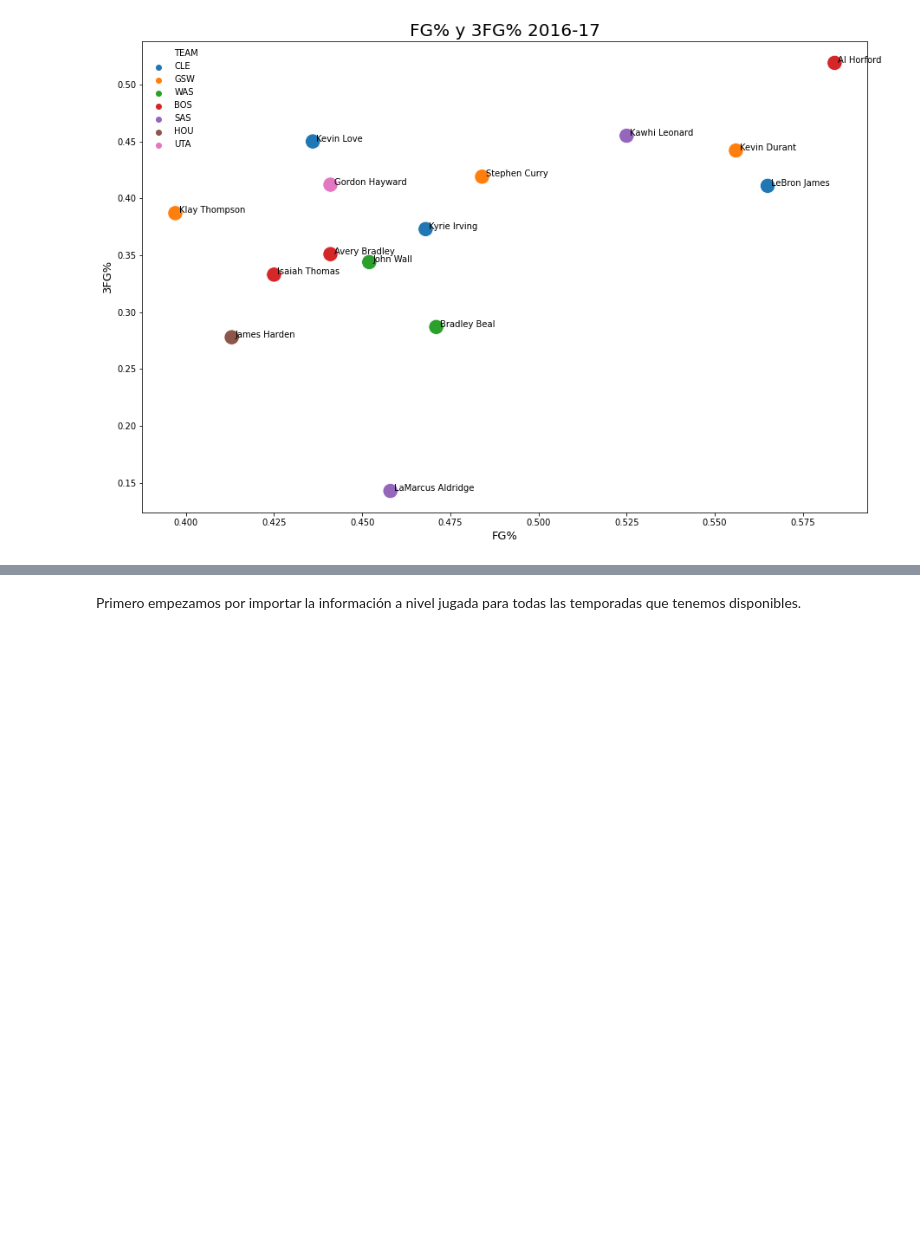
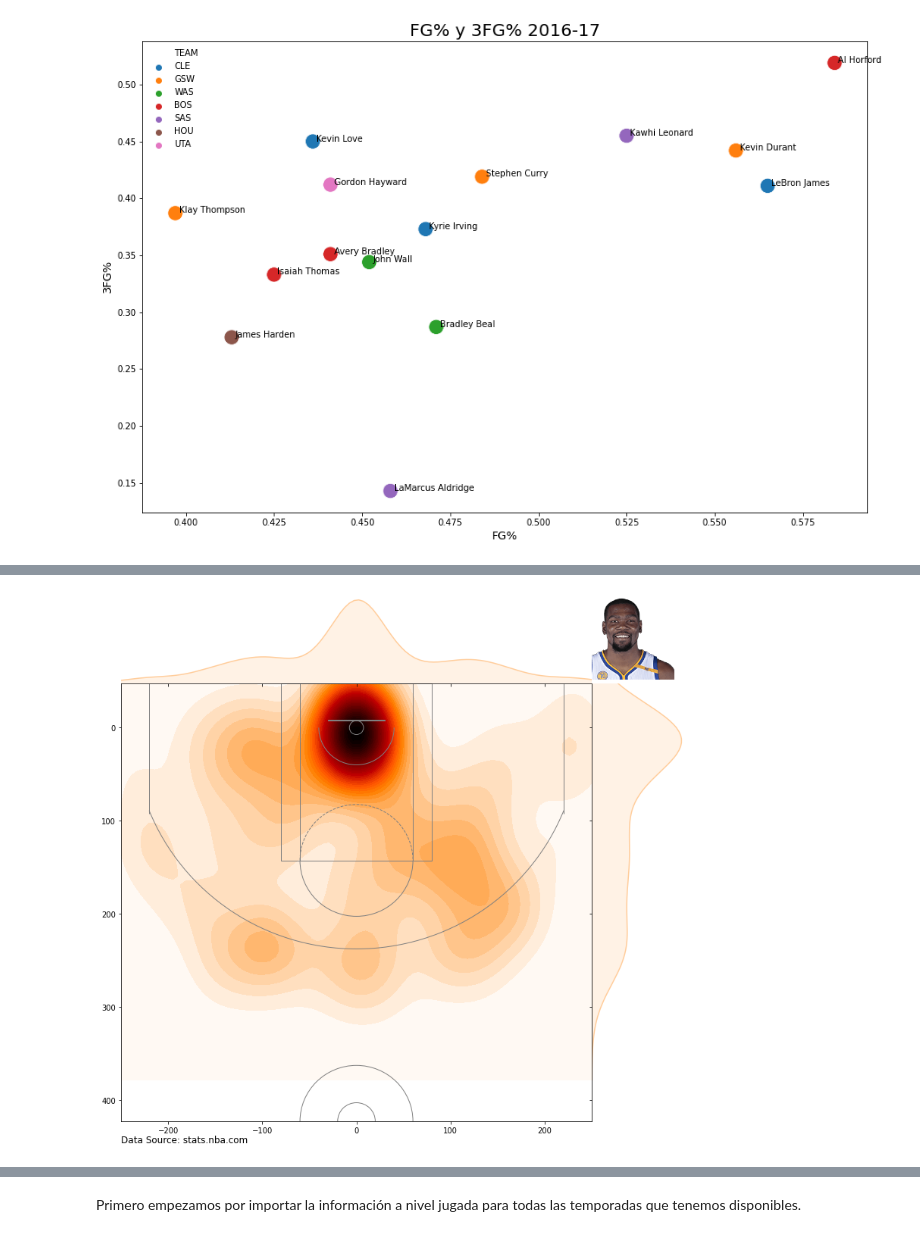
Before and after one commit to Millan13/Moneyball-NBA, a Jupyter notebook: Notebooks/Trabajo_Final_Metodos_Analiticos.ipynb, the cells around one changed output, grey strips where cells are left out. Saved outputs shown, nothing was run; the diff lists cells and outputs as text; code cells hidden in the pictures; blank space fills up the shorter version.

```diff
--- a/Notebooks/Trabajo_Final_Metodos_Analiticos.ipynb
+++ b/Notebooks/Trabajo_Final_Metodos_Analiticos.ipynb
@@ -111,0 +105,4 @@ Conclusiones del análisis:
+# %%
+ut.AnotacionesJugador(201142, '2016-17', 'Playoffs')
+# %% [output]
+[figure, added]
```
Also changed, not shown: parts of 38 cells of this notebook.
